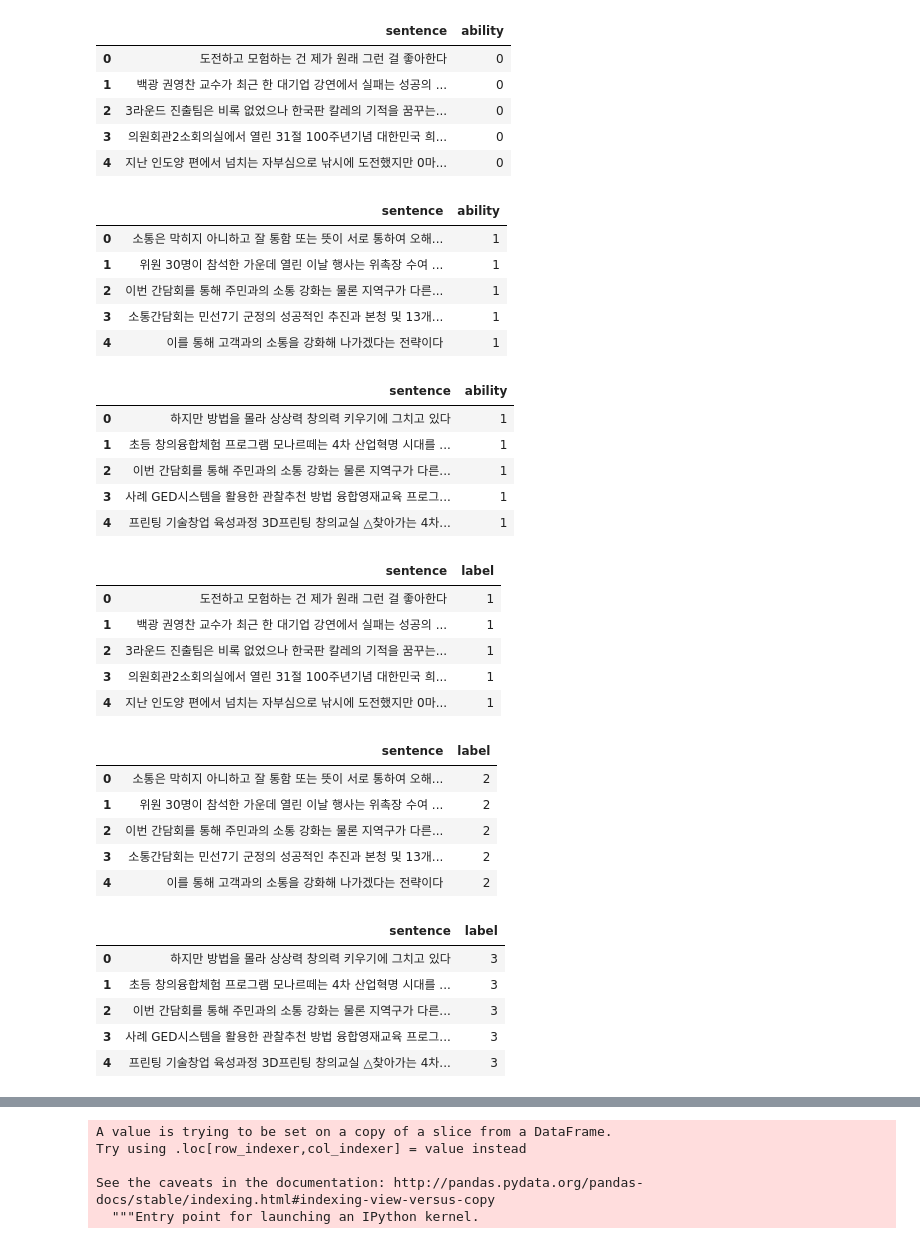
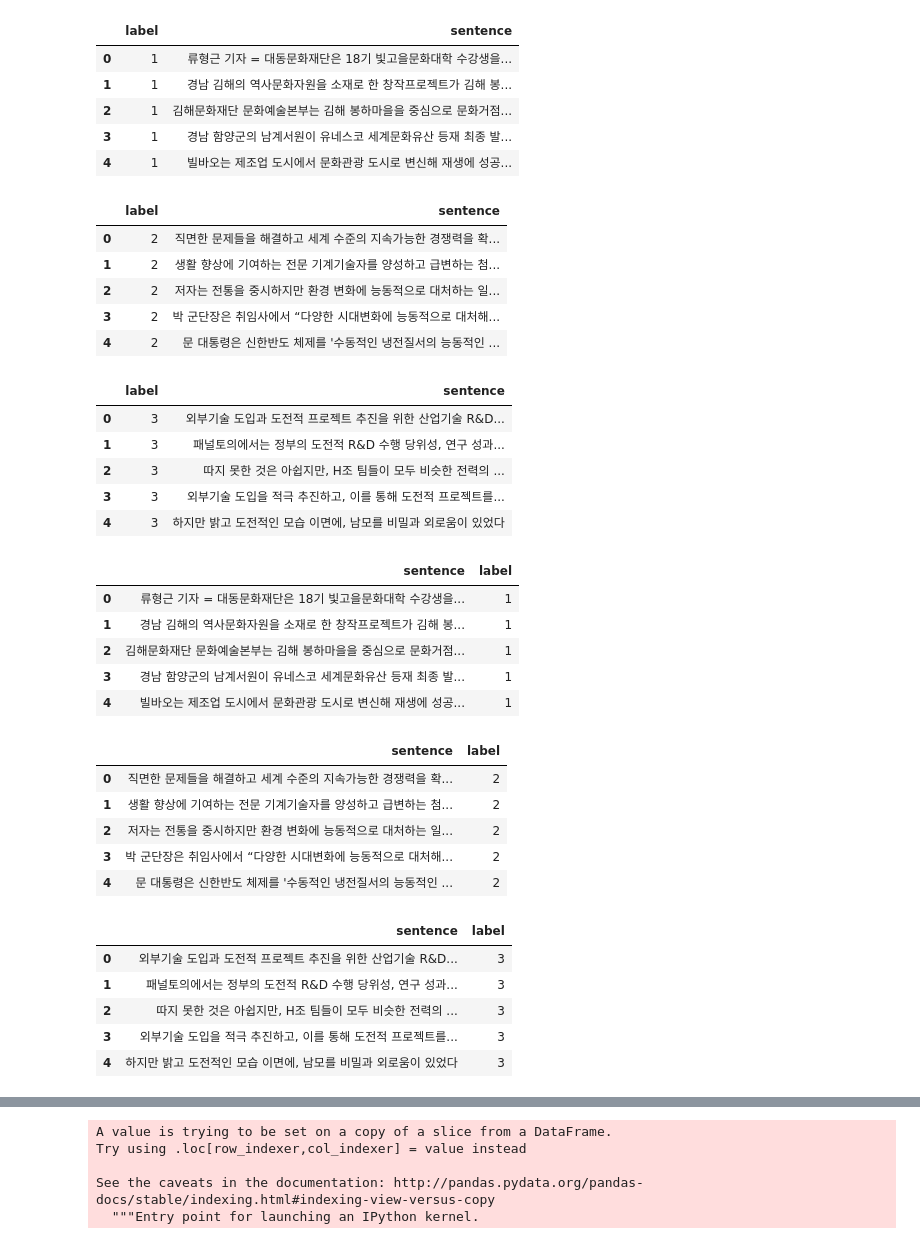
Before and after one commit to kookmin-sw/2019-cap1-2019_12, a Jupyter notebook: src/nlp/model/svm_clf.ipynb, the cells around one changed output, grey strips where cells are left out. Drawn from its saved outputs; the diff is of its cells as text; code cells hidden in the pictures.

```diff
--- a/src/nlp/model/svm_clf.ipynb
+++ b/src/nlp/model/svm_clf.ipynb
@@ -1,67 +1,74 @@
 # %%
 import os
 import pandas as pd
 
-ability_1 = pd.read_csv("data_in/challenge.csv", encoding="utf-8")
-ability_2 = pd.read_csv("data_in/communication.csv", encoding="utf-8")
-ability_3 = pd.read_csv("data_in/creativity.csv", encoding="utf-8")
+ability_1 = pd.read_csv("data_in/global.csv", encoding="utf-8")
+ability_2 = pd.read_csv("data_in/active.csv", encoding="utf-8")
+ability_3 = pd.read_csv("data_in/challenge.csv", encoding="utf-8")
+ability_4 = pd.read_csv("data_in/sincerity.csv", encoding="utf-8")
+ability_5 = pd.read_csv("data_in/communication.csv", encoding="utf-8")
+ability_6 = pd.read_csv("data_in/patience.csv", encoding="utf-8")
+ability_7 = pd.read_csv("data_in/honest.csv", encoding="utf-8")
+ability_8 = pd.read_csv("data_in/owner_spirit.csv", encoding="utf-8")
+ability_9 = pd.read_csv("data_in/creativity.csv", encoding="utf-8")
+ability_10 = pd.read_csv("data_in/teamwork.csv", encoding="utf-8")
 
 ability_1.head()
 # %% [output]
-|  | sentence | ability |
-| 0 | 도전하고 모험하는 건 제가 원래 그런 걸 좋아한다 | 0 |
-| 1 | 백광 권영찬 교수가 최근 한 대기업 강연에서 실패는 성공의 ... | 0 |
-| 2 | 3라운드 진출팀은 비록 없었으나 한국판 칼레의 기적을 꿈꾸는... | 0 |
-| 3 | 의원회관2소회의실에서 열린 31절 100주년기념 대한민국 희... | 0 |
-| 4 | 지난 인도양 편에서 넘치는 자부심으로 낚시에 도전했지만 0마... | 0 |
+|  | label | sentence |
+| 0 | 1 | 류형근 기자 = 대동문화재단은 18기 빛고을문화대학 수강생을... |
+| 1 | 1 | 경남 김해의 역사문화자원을 소재로 한 창작프로젝트가 김해 봉... |
+| 2 | 1 | 김해문화재단 문화예술본부는 김해 봉하마을을 중심으로 문화거점... |
+| 3 | 1 | 경남 함양군의 남계서원이 유네스코 세계문화유산 등재 최종 발... |
+| 4 | 1 | 빌바오는 제조업 도시에서 문화관광 도시로 변신해 재생에 성공... |
 # %%
 ability_2.head()
 # %% [output]
-|  | sentence | ability |
-| 0 | 소통은 막히지 아니하고 잘 통함 또는 뜻이 서로 통하여 오해... | 1 |
-| 1 | 위원 30명이 참석한 가운데 열린 이날 행사는 위촉장 수여 ... | 1 |
-| 2 | 이번 간담회를 통해 주민과의 소통 강화는 물론 지역구가 다른... | 1 |
-| 3 | 소통간담회는 민선7기 군정의 성공적인 추진과 본청 및 13개... | 1 |
-| 4 | 이를 통해 고객과의 소통을 강화해 나가겠다는 전략이다 | 1 |
+|  | label | sentence |
+| 0 | 2 | 직면한 문제들을 해결하고 세계 수준의 지속가능한 경쟁력을 확... |
+| 1 | 2 | 생활 향상에 기여하는 전문 기계기술자를 양성하고 급변하는 첨... |
+| 2 | 2 | 저자는 전통을 중시하지만 환경 변화에 능동적으로 대처하는 일... |
+| 3 | 2 | 박 군단장은 취임사에서 “다양한 시대변화에 능동적으로 대처해... |
+| 4 | 2 | 문 대통령은 신한반도 체제를 '수동적인 냉전질서의 능동적인 ... |
 # %%
 ability_3.head()
 # %% [output]
-|  | sentence | ability |
-| 0 | 하지만 방법을 몰라 상상력 창의력 키우기에 그치고 있다 | 1 |
-| 1 | 초등 창의융합체험 프로그램 모나르떼는 4차 산업혁명 시대를 ... | 1 |
-| 2 | 이번 간담회를 통해 주민과의 소통 강화는 물론 지역구가 다른... | 1 |
-| 3 | 사례 GED시스템을 활용한 관찰추천 방법 융합영재교육 프로그... | 1 |
-| 4 | 프린팅 기술창업 육성과정 3D프린팅 창의교실 △찾아가는 4차... | 1 |
+|  | label | sentence |
+| 0 | 3 | 외부기술 도입과 도전적 프로젝트 추진을 위한 산업기술 R&D... |
+| 1 | 3 | 패널토의에서는 정부의 도전적 R&D 수행 당위성, 연구 성과... |
+| 2 | 3 | 따지 못한 것은 아쉽지만, H조 팀들이 모두 비슷한 전력의 ... |
+| 3 | 3 | 외부기술 도입을 적극 추진하고, 이를 통해 도전적 프로젝트를... |
+| 4 | 3 | 하지만 밝고 도전적인 모습 이면에, 남모를 비밀과 외로움이 있었다 |
 # %%
 a1 = pd.DataFrame(ability_1["sentence"])
 a1["label"] = 1
 a1.head()
 # %% [output]
 |  | sentence | label |
-| 0 | 도전하고 모험하는 건 제가 원래 그런 걸 좋아한다 | 1 |
-| 1 | 백광 권영찬 교수가 최근 한 대기업 강연에서 실패는 성공의 ... | 1 |
-| 2 | 3라운드 진출팀은 비록 없었으나 한국판 칼레의 기적을 꿈꾸는... | 1 |
-| 3 | 의원회관2소회의실에서 열린 31절 100주년기념 대한민국 희... | 1 |
-| 4 | 지난 인도양 편에서 넘치는 자부심으로 낚시에 도전했지만 0마... | 1 |
+| 0 | 류형근 기자 = 대동문화재단은 18기 빛고을문화대학 수강생을... | 1 |
+| 1 | 경남 김해의 역사문화자원을 소재로 한 창작프로젝트가 김해 봉... | 1 |
+| 2 | 김해문화재단 문화예술본부는 김해 봉하마을을 중심으로 문화거점... | 1 |
+| 3 | 경남 함양군의 남계서원이 유네스코 세계문화유산 등재 최종 발... | 1 |
+| 4 | 빌바오는 제조업 도시에서 문화관광 도시로 변신해 재생에 성공... | 1 |
 # %%
 a2 = pd.DataFrame(ability_2["sentence"])
 a2["label"] = 2
 a2.head()
 # %% [output]
 |  | sentence | label |
-| 0 | 소통은 막히지 아니하고 잘 통함 또는 뜻이 서로 통하여 오해... | 2 |
-| 1 | 위원 30명이 참석한 가운데 열린 이날 행사는 위촉장 수여 ... | 2 |
-| 2 | 이번 간담회를 통해 주민과의 소통 강화는 물론 지역구가 다른... | 2 |
-| 3 | 소통간담회는 민선7기 군정의 성공적인 추진과 본청 및 13개... | 2 |
-| 4 | 이를 통해 고객과의 소통을 강화해 나가겠다는 전략이다 | 2 |
+| 0 | 직면한 문제들을 해결하고 세계 수준의 지속가능한 경쟁력을 확... | 2 |
+| 1 | 생활 향상에 기여하는 전문 기계기술자를 양성하고 급변하는 첨... | 2 |
+| 2 | 저자는 전통을 중시하지만 환경 변화에 능동적으로 대처하는 일... | 2 |
+| 3 | 박 군단장은 취임사에서 “다양한 시대변화에 능동적으로 대처해... | 2 |
+| 4 | 문 대통령은 신한반도 체제를 '수동적인 냉전질서의 능동적인 ... | 2 |
 # %%
 a3 = pd.DataFrame(ability_3["sentence"])
 a3["label"] = 3
 a3.head()
 # %% [output]
 |  | sentence | label |
-| 0 | 하지만 방법을 몰라 상상력 창의력 키우기에 그치고 있다 | 3 |
-| 1 | 초등 창의융합체험 프로그램 모나르떼는 4차 산업혁명 시대를 ... | 3 |
-| 2 | 이번 간담회를 통해 주민과의 소통 강화는 물론 지역구가 다른... | 3 |
-| 3 | 사례 GED시스템을 활용한 관찰추천 방법 융합영재교육 프로그... | 3 |
-| 4 | 프린팅 기술창업 육성과정 3D프린팅 창의교실 △찾아가는 4차... | 3 |
+| 0 | 외부기술 도입과 도전적 프로젝트 추진을 위한 산업기술 R&D... | 3 |
+| 1 | 패널토의에서는 정부의 도전적 R&D 수행 당위성, 연구 성과... | 3 |
+| 2 | 따지 못한 것은 아쉽지만, H조 팀들이 모두 비슷한 전력의 ... | 3 |
+| 3 | 외부기술 도입을 적극 추진하고, 이를 통해 도전적 프로젝트를... | 3 |
+| 4 | 하지만 밝고 도전적인 모습 이면에, 남모를 비밀과 외로움이 있었다 | 3 |
```
Also changed, not shown: parts of 26 cells of this notebook.
